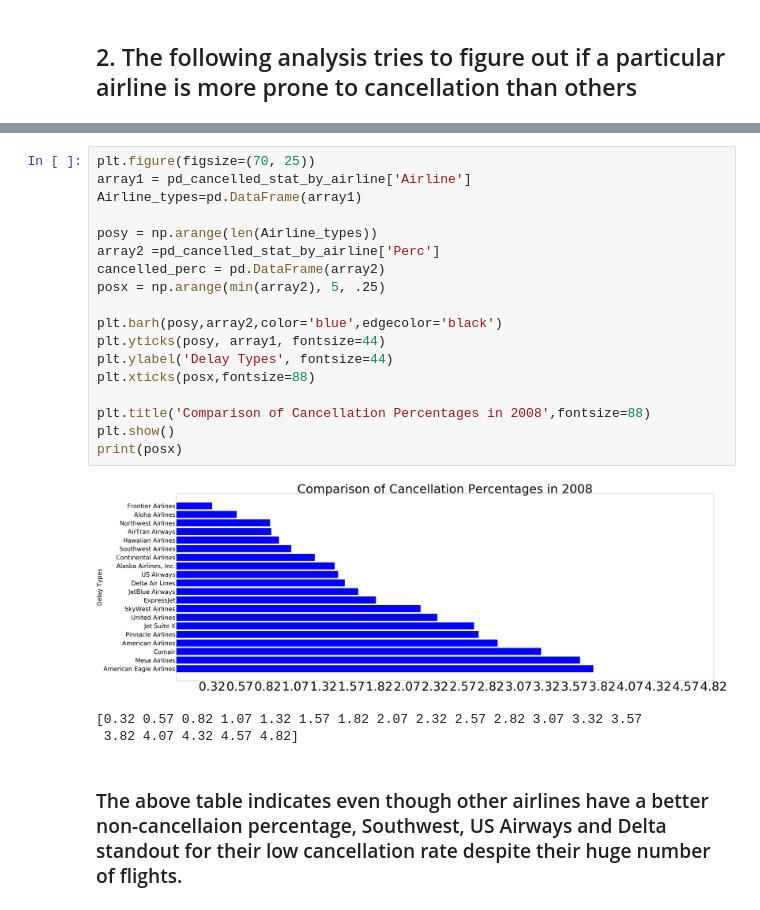
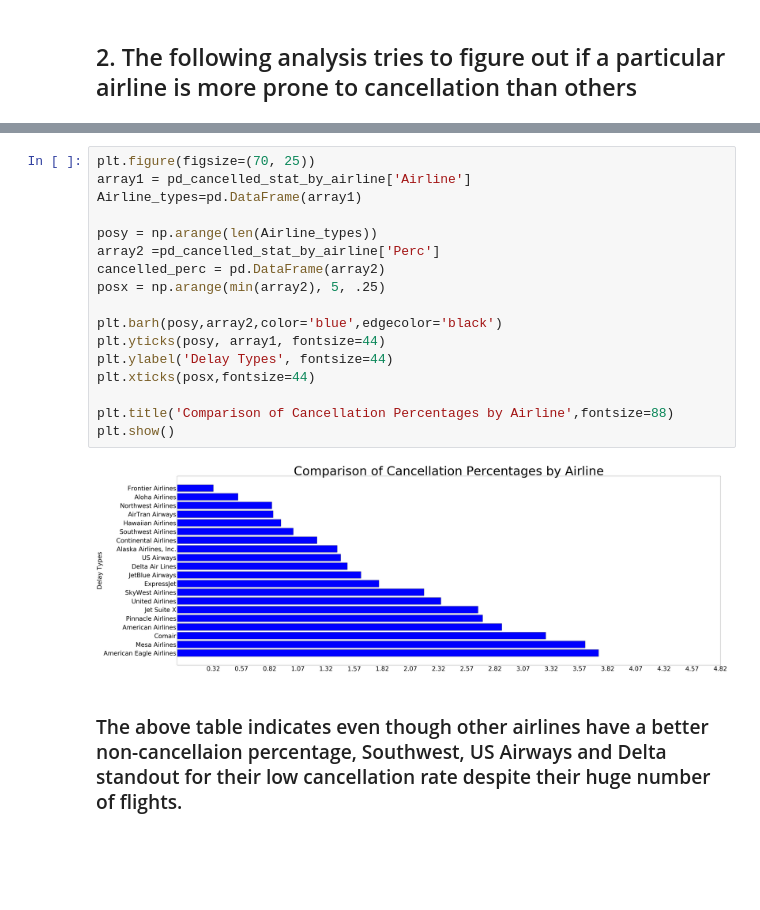
Before and after one commit to alphanp/NP_repository, a Jupyter notebook: cap1_final4.ipynb, the cells around one changed output, grey strips where cells are left out. Cells and saved outputs as stored; diff of their text form; blank space fills up the shorter version.

```diff
--- a/cap1_final4.ipynb
+++ b/cap1_final4.ipynb
@@ -223,25 +294,22 @@ pd_cancelled_stat_by_airline= pd.DataFrame(pd.merge(pd_cancelled_stat,df_al,on='
 # %%
 plt.figure(figsize=(70, 25))
 array1 = pd_cancelled_stat_by_airline['Airline']
 Airline_types=pd.DataFrame(array1)
 
 posy = np.arange(len(Airline_types))
 array2 =pd_cancelled_stat_by_airline['Perc']
 cancelled_perc = pd.DataFrame(array2)
 posx = np.arange(min(array2), 5, .25)
 
 plt.barh(posy,array2,color='blue',edgecolor='black')
 plt.yticks(posy, array1, fontsize=44)
 plt.ylabel('Delay Types', fontsize=44)
-plt.xticks(posx,fontsize=88)
+plt.xticks(posx,fontsize=44)
 
-plt.title('Comparison of Cancellation Percentages in 2008',fontsize=88)
+plt.title('Comparison of Cancellation Percentages by Airline',fontsize=88)
 plt.show()
-print(posx)
 # %% [output]
-[figure, old version]
+[figure, new version]
-[0.32 0.57 0.82 1.07 1.32 1.57 1.82 2.07 2.32 2.57 2.82 3.07 3.32 3.57
- 3.82 4.07 4.32 4.57 4.82]
 # %% [markdown]
 ### The above table indicates even though other airlines have a better non-cancellaion percentage, Southwest, US Airways and Delta standout for their low cancellation rate despite their huge number of flights.
 # %% [markdown]
```
Also changed, not shown: parts of 50 cells of this notebook.
